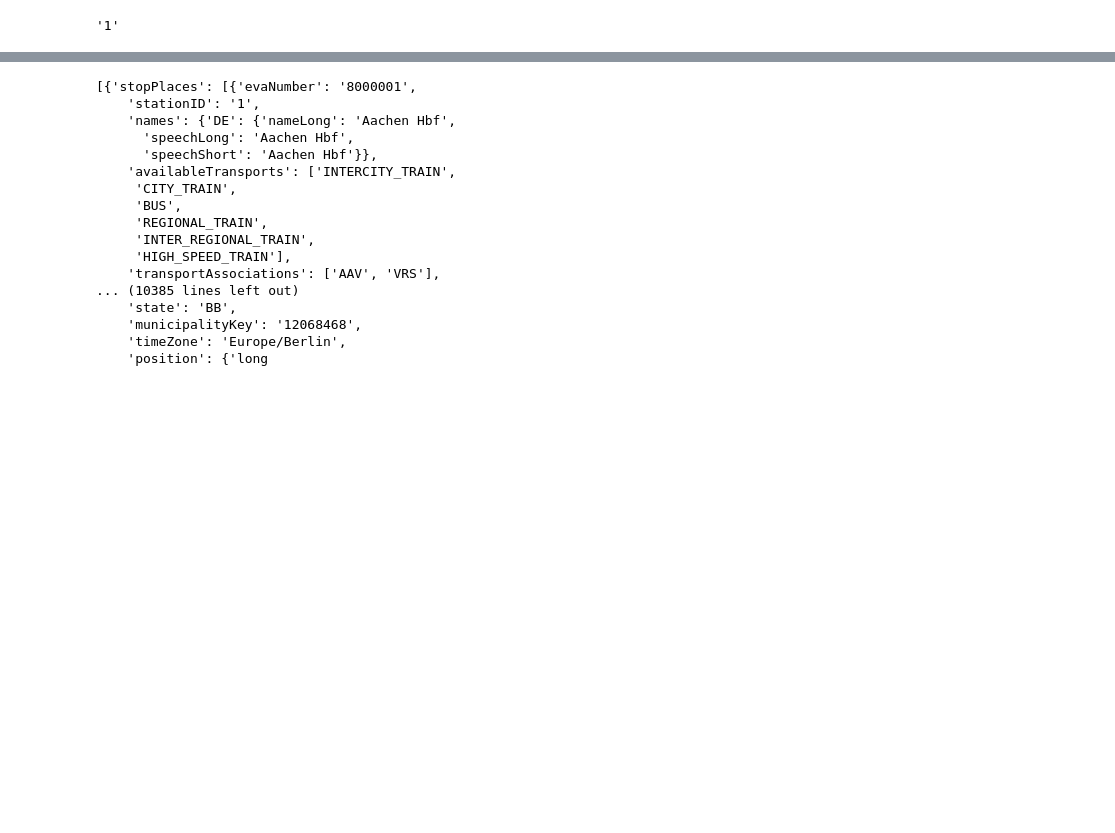
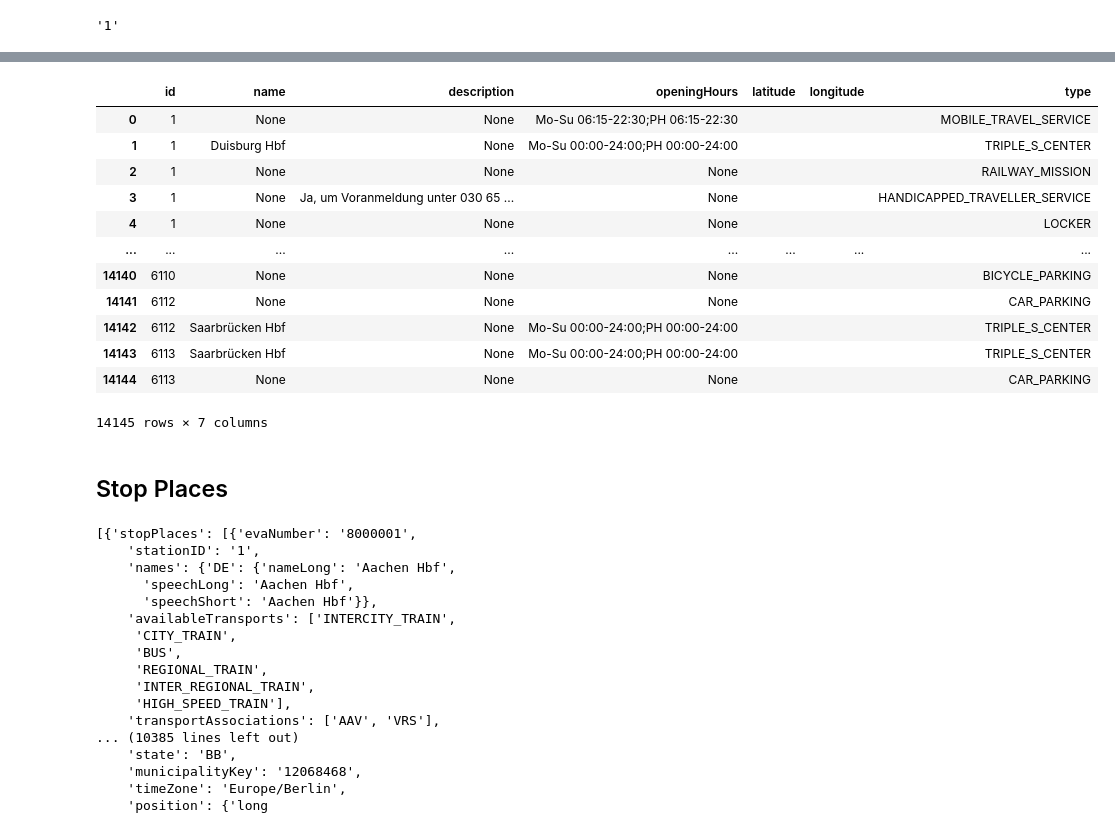
Before and after one commit to lz039/python4ds_project, a Jupyter notebook: DB_Scraping.ipynb, the cells around one changed output, grey strips where cells are left out. Saved outputs shown, nothing was run; the diff lists cells and outputs as text; code cells hidden in the pictures; blank space fills up the shorter version.

Commit message:
working hard to display opening hours ..

```diff
--- a/DB_Scraping.ipynb
+++ b/DB_Scraping.ipynb
@@ -156,0 +160,8 @@ stations_list['id'][0]
+# %%
+local_services_jsons = []
+keyType = 'STATION_ID' #  (Stationsdatenbank number)
+
+for index in stations_list.index:
+    response = requests.get(url_ris_stations + f'local-services/by-key?keyType={keyType}&key={stations_list["id"][index]}', headers=headers)
+    json = response.json()
+    local_services_jsons.append(json)
@@ -156,0 +188,33 @@ stations_list['id'][0]
+# %%
+localservices_list = []
+
+for json in local_services_jsons:
+    for entry in json.get('localServices', {}):
+        localservices_list.append(
+            {
+                "id": entry['stationID'],
+                "name": entry.get('name'),
+                "description": entry.get('description'),
+                "openingHours": entry.get('openingHours'),
+                "latitude": entry.get('position', {}).get('latitude', ''),
+                "longitude": entry.get('position', {}).get('longitude', ''),
+                "type": entry.get('type')
+            }
+        )
+# %%
+df_localservices = pd.DataFrame(localservices_list)
+df_localservices
+# %% [output]
+|  | id | name | description | openingHours | latitude | longitude | type |
+| 0 | 1 | None | None | Mo-Su 06:15-22:30;PH 06:15-22:30 |  |  | MOBILE_TRAVEL_SERVICE |
+| 1 | 1 | Duisburg Hbf | None | Mo-Su 00:00-24:00;PH 00:00-24:00 |  |  | TRIPLE_S_CENTER |
+| 2 | 1 | None | None | None |  |  | RAILWAY_MISSION |
+| 3 | 1 | None | Ja, um Voranmeldung unter 030 65 ... | None |  |  | HANDICAPPED_TRAVELLER_SERVICE |
+| 4 | 1 | None | None | None |  |  | LOCKER |
+| ... | ... | ... | ... | ... | ... | ... | ... |
+| 14140 | 6110 | None | None | None |  |  | BICYCLE_PARKING |
+| 14141 | 6112 | None | None | None |  |  | CAR_PARKING |
+| 14142 | 6112 | Saarbrücken Hbf | None | Mo-Su 00:00-24:00;PH 00:00-24:00 |  |  | TRIPLE_S_CENTER |
+| 14143 | 6113 | Saarbrücken Hbf | None | Mo-Su 00:00-24:00;PH 00:00-24:00 |  |  | TRIPLE_S_CENTER |
+| 14144 | 6113 | None | None | None |  |  | CAR_PARKING |
+14145 rows × 7 columns
@@ -157,3 +225,5 @@ stations_list['id'][0]
+# %% [markdown]
+## Stop Places
 # %%
 stopplaces_jsons = []
 keyType = 'STADA' #  (Stationsdatenbank number)
```
Also changed, not shown: parts of 11 cells of this notebook, 2 other files.
